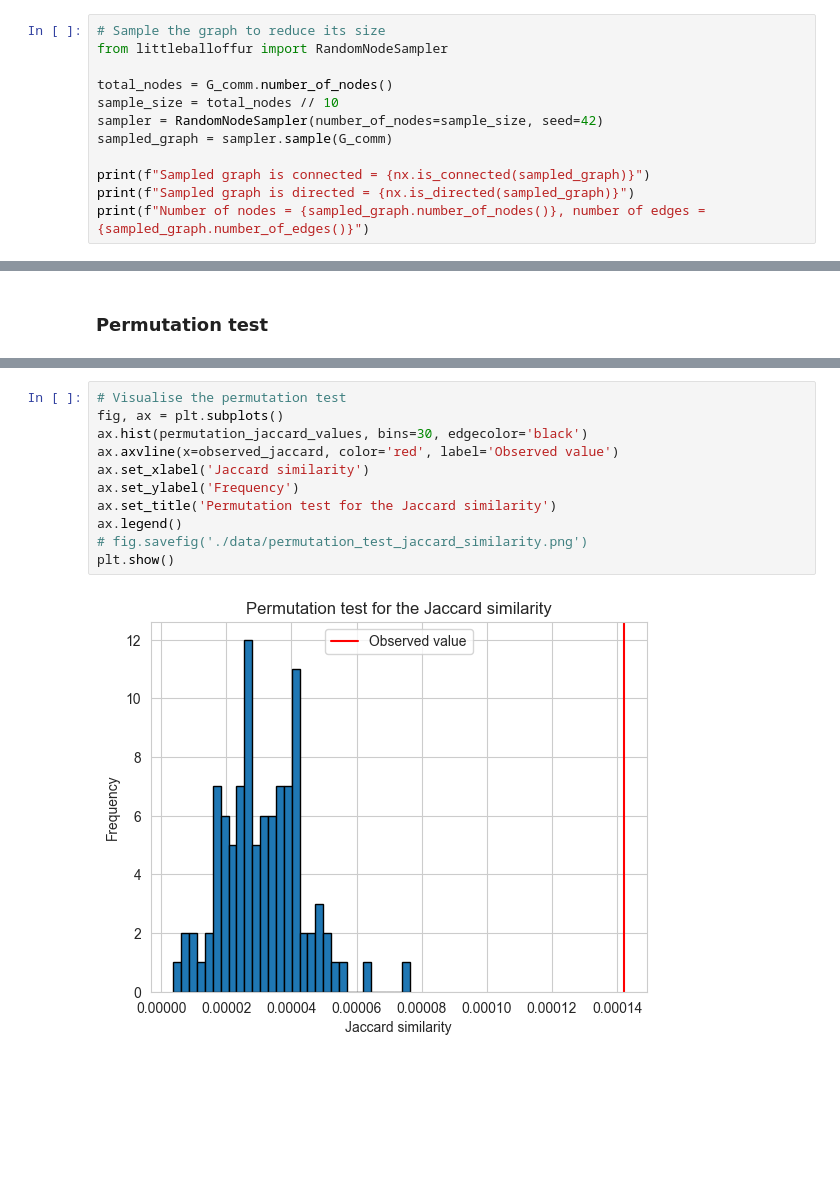
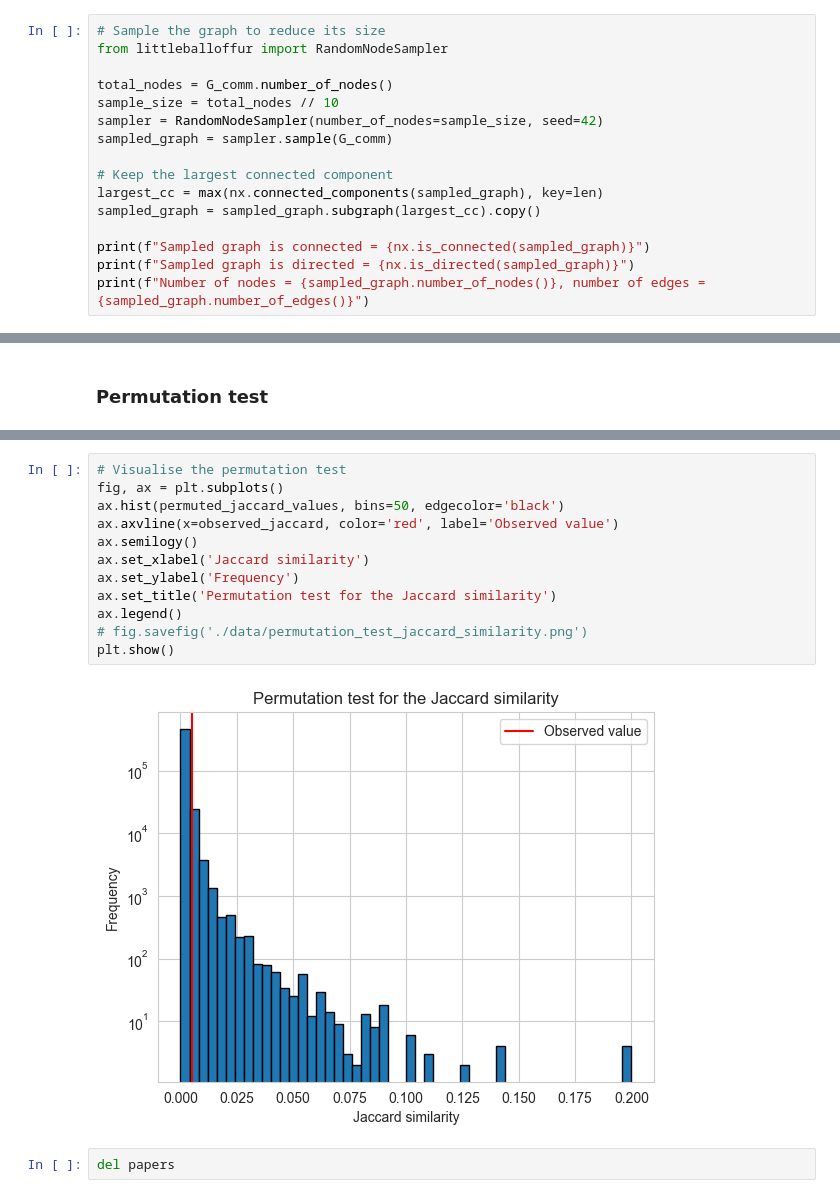
Before and after one commit to mingweiiiiiiiiii/23-24-CS7IS4-Group4, a Jupyter notebook: citations.ipynb, the cells around one changed output, grey strips where cells are left out. Saved outputs shown, nothing was run; the diff lists cells and outputs as text; blank space fills up the shorter version.

Commit message:
Improved permutation test and added comments

```diff
--- a/citations.ipynb
+++ b/citations.ipynb
@@ -52,6 +52,10 @@ sample_size = total_nodes // 10
 sampler = RandomNodeSampler(number_of_nodes=sample_size, seed=42)
 sampled_graph = sampler.sample(G_comm)
 
+# Keep the largest connected component
+largest_cc = max(nx.connected_components(sampled_graph), key=len)
+sampled_graph = sampled_graph.subgraph(largest_cc).copy()
+
 print(f"Sampled graph is connected = {nx.is_connected(sampled_graph)}")
 print(f"Sampled graph is directed = {nx.is_directed(sampled_graph)}")
 print(f"Number of nodes = {sampled_graph.number_of_nodes()}, number of edges = {sampled_graph.number_of_edges()}")
@@ -229,13 +242,16 @@ p-value = 0.0
 # %%
 # Visualise the permutation test
 fig, ax = plt.subplots()
-ax.hist(permutation_jaccard_values, bins=30, edgecolor='black')
+ax.hist(permuted_jaccard_values, bins=50, edgecolor='black')
 ax.axvline(x=observed_jaccard, color='red', label='Observed value')
+ax.semilogy()
 ax.set_xlabel('Jaccard similarity')
 ax.set_ylabel('Frequency')
 ax.set_title('Permutation test for the Jaccard similarity')
 ax.legend()
 # fig.savefig('./data/permutation_test_jaccard_similarity.png')
 plt.show()
 # %% [output]
-[figure, old version]
+[figure, new version]
+# %%
+del papers
```
Also changed, not shown: parts of 5 cells of this notebook.
